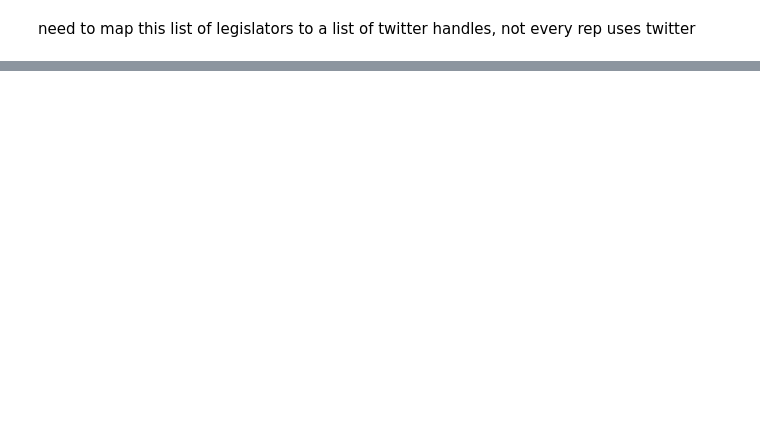
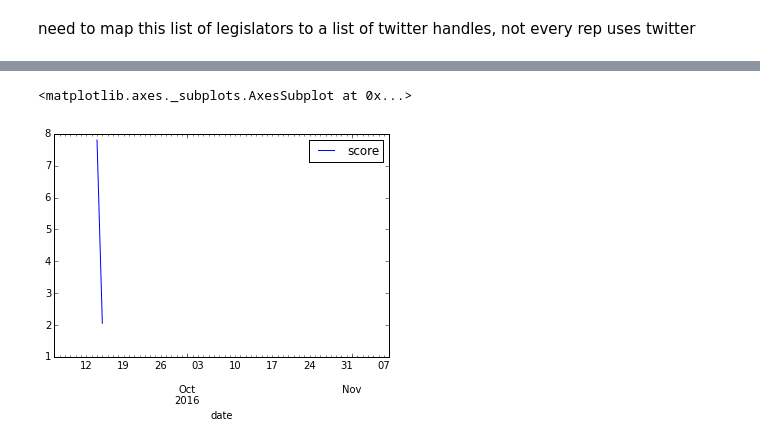
Before and after one commit to casmlab/purpletag, a Jupyter notebook: purpletag/purpletag.ipynb, the cells around one changed output, grey strips where cells are left out. Cells and saved outputs as stored; diff of their text form; code cells hidden in the pictures; blank space fills up the shorter version.

Commit message:
plot scores over time

```diff
--- a/purpletag/purpletag.ipynb
+++ b/purpletag/purpletag.ipynb
@@ -160,0 +352,3 @@ need to map this list of legislators to a list of twitter handles, not every rep
+# %%
+scores = row1.tolist()
+scores
@@ -160,0 +373,4 @@ need to map this list of legislators to a list of twitter handles, not every rep
+# %%
+data = {'date': dates, 'score': scores}
+df = pd.DataFrame(data, columns = ['date', 'score'])
+print(df)
@@ -160,0 +395,6 @@ need to map this list of legislators to a list of twitter handles, not every rep
+# %%
+df['date'] = pd.to_datetime(df['date'])
+# %%
+df.index = df['date']
+del df['date']
+df
@@ -160,0 +456,5 @@ need to map this list of legislators to a list of twitter handles, not every rep
+# %%
+df.plot()
+# %% [output]
+<matplotlib.axes._subplots.AxesSubplot at 0x...>
+[figure, added]
```
Also changed, not shown: parts of 37 cells of this notebook.
